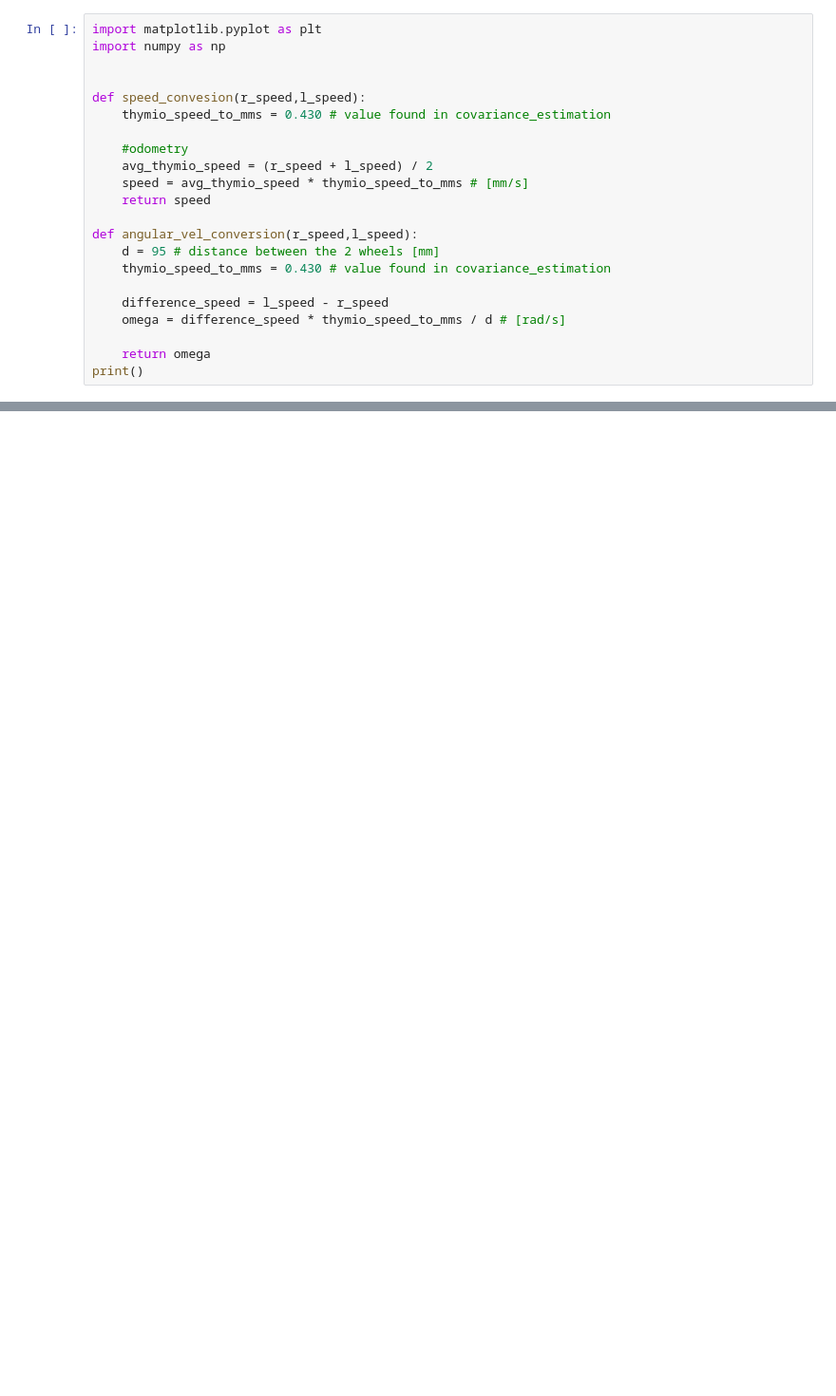
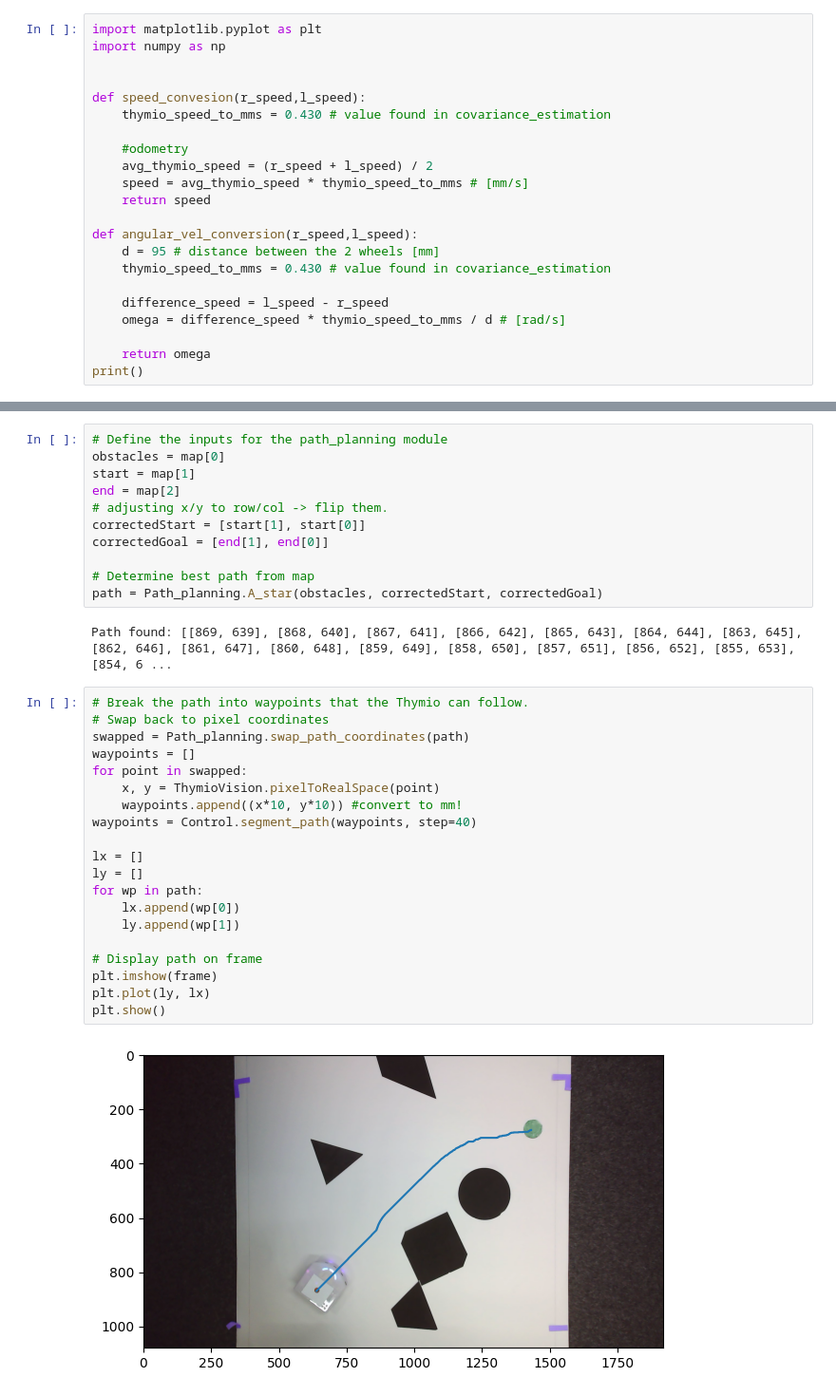
Before and after one commit to ashtondoane/MobileRoboticsProject, a Jupyter notebook: main.ipynb, the cells around one changed output, grey strips where cells are left out. Shown at 95% size. Cells and saved outputs as stored; diff of their text form; blank space fills up the shorter version.

```diff
--- a/main.ipynb
+++ b/main.ipynb
@@ -70,0 +142,35 @@ P_prev=P_est
+# %%
+# Define the inputs for the path_planning module
+obstacles = map[0]
+start = map[1]
+end = map[2]
+# adjusting x/y to row/col -> flip them.
+correctedStart = [start[1], start[0]]
+correctedGoal = [end[1], end[0]]
+
+# Determine best path from map
+path = Path_planning.A_star(obstacles, correctedStart, correctedGoal)
+# %% [output]
+Path found: [[869, 639], [868, 640], [867, 641], [866, 642], [865, 643], [864, 644], [863, 645], [862, 646], [861, 647], [860, 648], [859, 649], [858, 650], [857, 651], [856, 652], [855, 653], [854, 6 ...
+# %%
+# Break the path into waypoints that the Thymio can follow.
+# Swap back to pixel coordinates
+swapped = Path_planning.swap_path_coordinates(path)
+waypoints = []
+for point in swapped:
+    x, y = ThymioVision.pixelToRealSpace(point)
+    waypoints.append((x*10, y*10)) #convert to mm!
+waypoints = Control.segment_path(waypoints, step=40)
+
+lx = []
+ly = []
+for wp in path:
+    lx.append(wp[0])
+    ly.append(wp[1])
+
+# Display path on frame
+plt.imshow(frame)
+plt.plot(ly, lx)
+plt.show()
+# %% [output]
+[figure, added]
```
Also changed, not shown: parts of 18 cells of this notebook.
